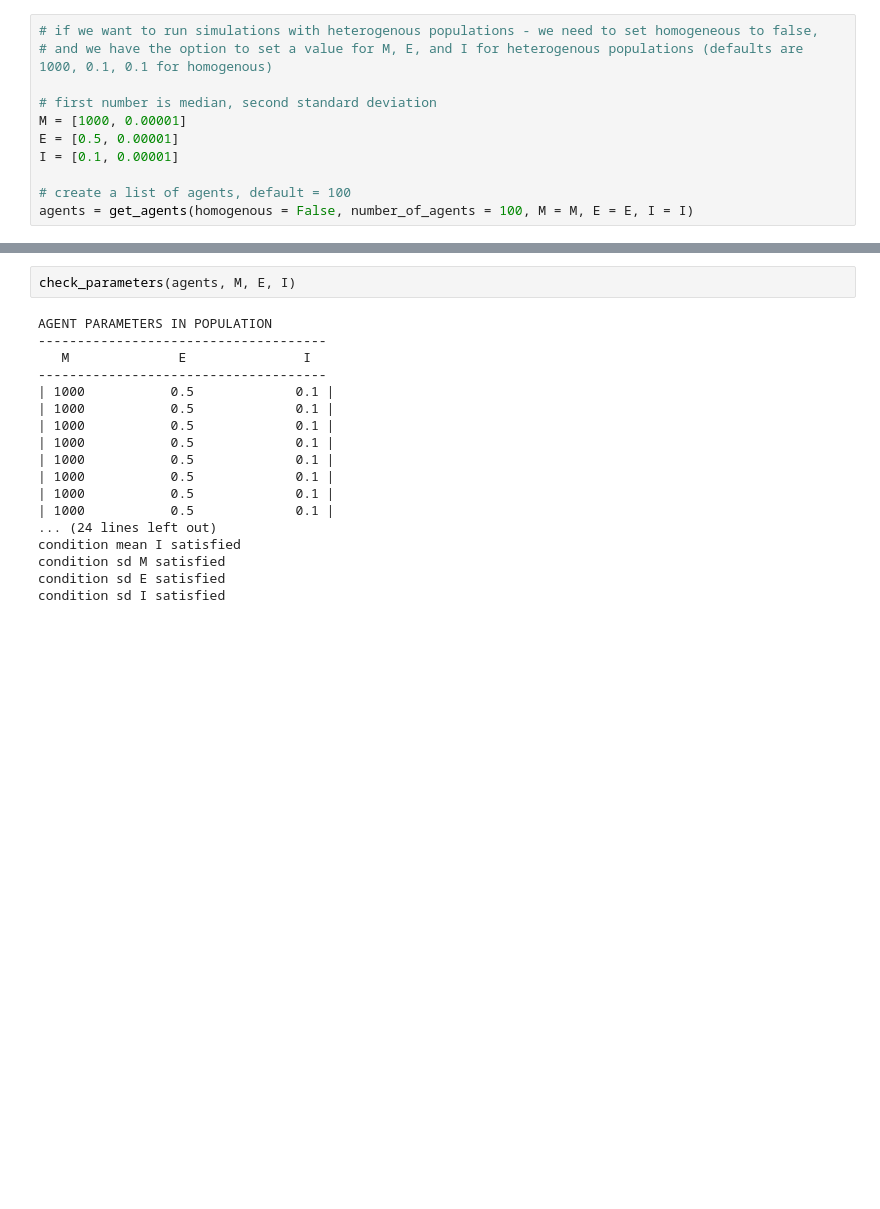
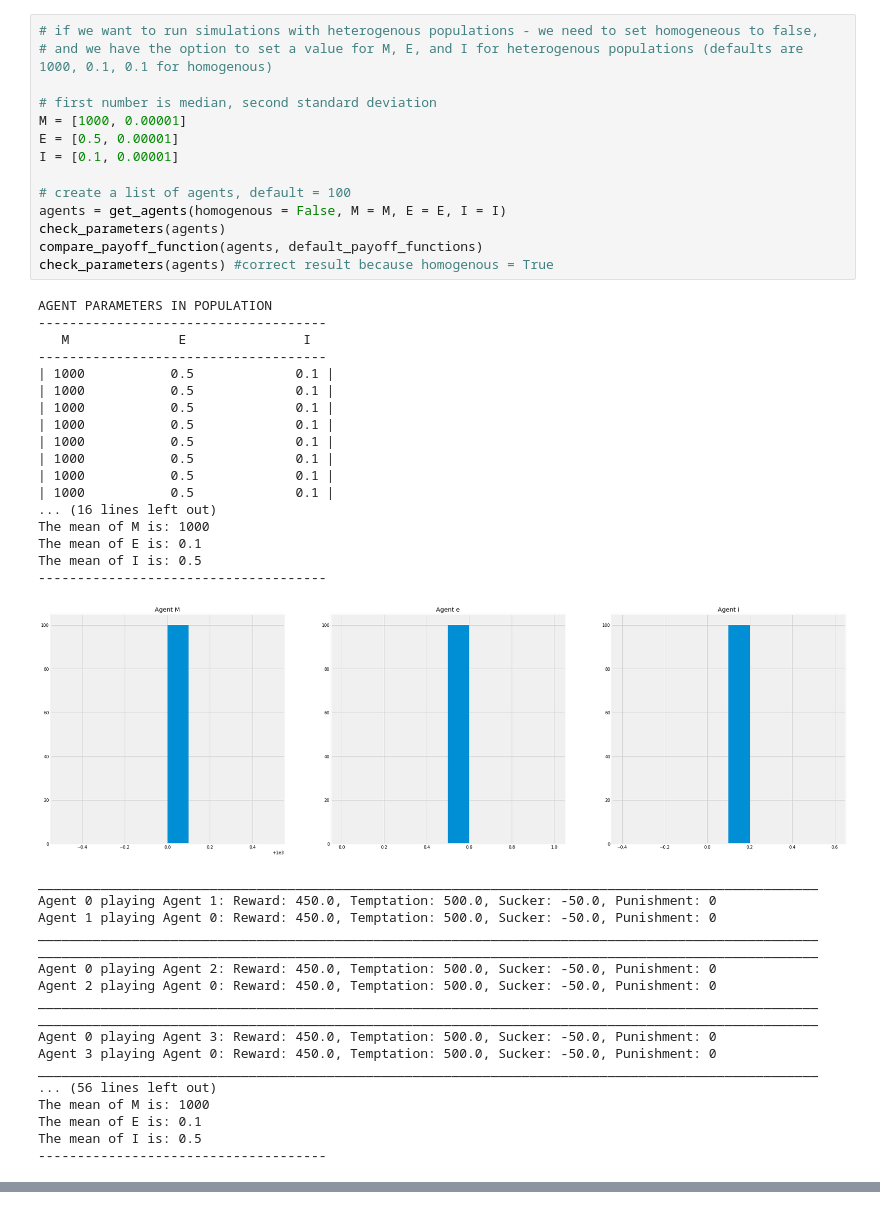
Before and after one commit to vocelik/heterogenous_game_theory, a Jupyter notebook: Changing Me/seed8_mm1000_me05_mi01_sdm0_sde0_sdi0.ipynb, the cells around one changed output, grey strips where cells are left out. Drawn from its saved outputs; the diff is of its cells as text; blank space fills up the shorter version.

```diff
--- a/Changing Me/seed8_mm1000_me05_mi01_sdm0_sde0_sdi0.ipynb
+++ b/Changing Me/seed8_mm1000_me05_mi01_sdm0_sde0_sdi0.ipynb
@@ -14,11 +14,50 @@ np.random.seed(seed)
 # %%
 # if we want to run simulations with heterogenous populations - we need to set homogeneous to false,
 # and we have the option to set a value for M, E, and I for heterogenous populations (defaults are 1000, 0.1, 0.1 for homogenous)
 
 # first number is median, second standard deviation
 M = [1000, 0.00001]
 E = [0.5, 0.00001]
 I = [0.1, 0.00001]
 
 # create a list of agents, default = 100
-agents = get_agents(homogenous = False, number_of_agents = 100, M = M, E = E, I = I)
+agents = get_agents(homogenous = False, M = M, E = E, I = I)
+check_parameters(agents)
+compare_payoff_function(agents, default_payoff_functions)
+check_parameters(agents) #correct result because homogenous = True
+# %% [output]
+AGENT PARAMETERS IN POPULATION
+-------------------------------------
+   M              E               I
+-------------------------------------
+| 1000           0.5             0.1 |
+| 1000           0.5             0.1 |
+| 1000           0.5             0.1 |
+| 1000           0.5             0.1 |
+| 1000           0.5             0.1 |
+| 1000           0.5             0.1 |
+| 1000           0.5             0.1 |
+| 1000           0.5             0.1 |
+... (16 lines left out)
+The mean of M is: 1000
+The mean of E is: 0.1
+The mean of I is: 0.5
+-------------------------------------
+[figure, added]
+____________________________________________________________________________________________________
+Agent 0 playing Agent 1: Reward: 450.0, Temptation: 500.0, Sucker: -50.0, Punishment: 0
+Agent 1 playing Agent 0: Reward: 450.0, Temptation: 500.0, Sucker: -50.0, Punishment: 0
+____________________________________________________________________________________________________
+____________________________________________________________________________________________________
+Agent 0 playing Agent 2: Reward: 450.0, Temptation: 500.0, Sucker: -50.0, Punishment: 0
+Agent 2 playing Agent 0: Reward: 450.0, Temptation: 500.0, Sucker: -50.0, Punishment: 0
+____________________________________________________________________________________________________
+____________________________________________________________________________________________________
+Agent 0 playing Agent 3: Reward: 450.0, Temptation: 500.0, Sucker: -50.0, Punishment: 0
+Agent 3 playing Agent 0: Reward: 450.0, Temptation: 500.0, Sucker: -50.0, Punishment: 0
+____________________________________________________________________________________________________
+... (56 lines left out)
+The mean of M is: 1000
+The mean of E is: 0.1
+The mean of I is: 0.5
+-------------------------------------
@@ -25,21 +65 @@ agents = get_agents(homogenous = False, number_of_agents = 100, M = M, E = E, I
-# %%
-check_parameters(agents, M, E, I)
-# %% [output]
-AGENT PARAMETERS IN POPULATION
--------------------------------------
-   M              E               I
--------------------------------------
-| 1000           0.5             0.1 |
-| 1000           0.5             0.1 |
-| 1000           0.5             0.1 |
-| 1000           0.5             0.1 |
-| 1000           0.5             0.1 |
-| 1000           0.5             0.1 |
-| 1000           0.5             0.1 |
-| 1000           0.5             0.1 |
-... (24 lines left out)
-condition mean I satisfied
-condition sd M satisfied
-condition sd E satisfied
-condition sd I satisfied
 # %%
```
Also changed, not shown: parts of 7 cells of this notebook, 12 other files.
